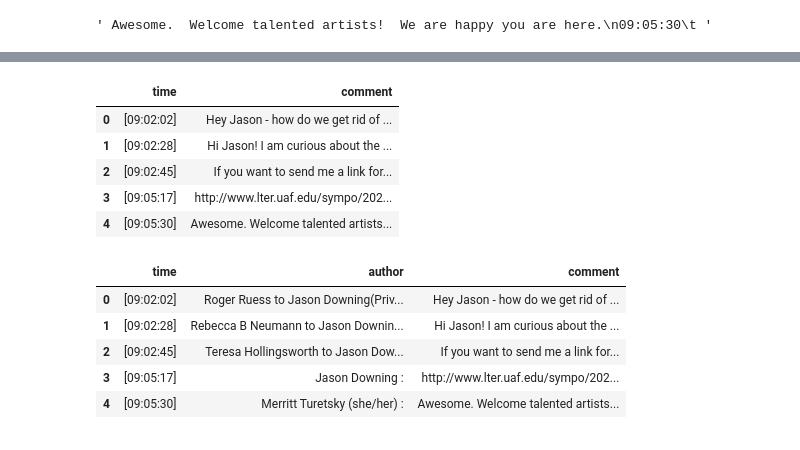
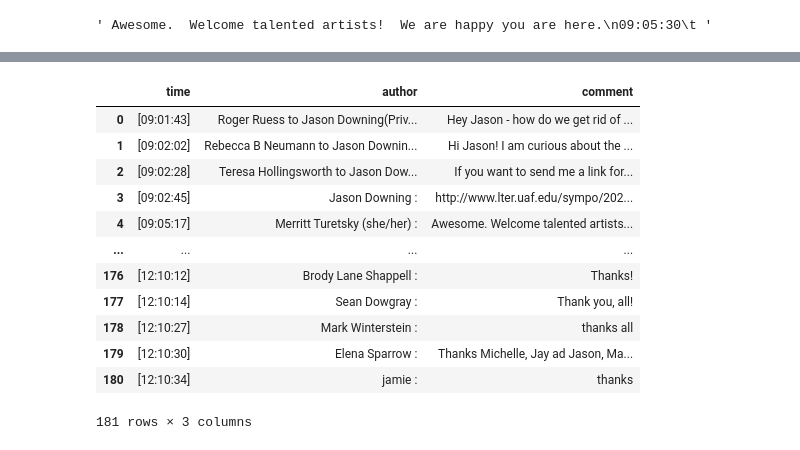
Before and after one commit to LVParkinson/BNZ_2020_ZoomNLP, a Jupyter notebook: Zoom_NLP.ipynb, the cells around one changed output, grey strips where cells are left out. Drawn from its saved outputs; the diff is of its cells as text; code cells hidden in the pictures.

Commit message:
simplified data extraction (can still be better)

```diff
--- a/Zoom_NLP.ipynb
+++ b/Zoom_NLP.ipynb
@@ -105,7 +98,5 @@ messages_split
 # %%
 authors = messages_split[1::2]
 print(len(authors))
-authors = authors[:-1]
-print(len(authors))
 # %% [output]
 181
@@ -112,0 +103,9 @@ print(len(authors))
+# %%
+time = []
+for each in messages_split[0::2]:
+    time.append(re.findall(regex_time, each))
+
+print(time[-1])
+time=time[:-1]
+print(time[-1])
+print(len(time))
@@ -112,0 +116,7 @@ print(len(authors))
+# %%
+comments = []
+for each in messages_split[0::2]:
+    if '\n' in each:
+        comments.append(each.split('\n')[0])
+
+comments
@@ -148,28 +175,39 @@ print(cleaned_sep_time[7])
 # %%
 # I noticed a few steps down that the time column is out of order
 #reordering the time stamps and paired comments
-
-bnz1_df = pd.DataFrame(list(zip(cleaned_sep_time, my_msg)),
-               columns =['time', 'comment'])
-bnz1_df = bnz1_df.sort_values('time').reset_index(drop=True)
-bnz1_df.head()
+bnz1_df = pd.DataFrame()
+#bnz1_df['time'] = time
+#bnz1_df['comment'] = my_msg
+bnz1_df = pd.DataFrame(list(zip(time, authors, comments)),
+               columns =['time','author', 'comment'])
+#bnz1_df = bnz1_df.sort_values('time').reset_index(drop=True)
+bnz1_df
 # %% [output]
-|  | time | comment |
-| 0 | [09:02:02] | Hey Jason - how do we get rid of ... |
-| 1 | [09:02:28] | Hi Jason! I am curious about the ... |
-| 2 | [09:02:45] | If you want to send me a link for... |
-| 3 | [09:05:17] | http://www.lter.uaf.edu/sympo/202... |
-| 4 | [09:05:30] | Awesome. Welcome talented artists... |
+|  | time | author | comment |
+| 0 | [09:01:43] | Roger Ruess to Jason Downing(Priv... | Hey Jason - how do we get rid of ... |
+| 1 | [09:02:02] | Rebecca B Neumann to Jason Downin... | Hi Jason! I am curious about the ... |
+| 2 | [09:02:28] | Teresa Hollingsworth to Jason Dow... | If you want to send me a link for... |
+| 3 | [09:02:45] | Jason Downing : | http://www.lter.uaf.edu/sympo/202... |
+| 4 | [09:05:17] | Merritt Turetsky (she/her) : | Awesome. Welcome talented artists... |
+| ... | ... | ... | ... |
+| 176 | [12:10:12] | Brody Lane Shappell : | Thanks! |
+| 177 | [12:10:14] | Sean Dowgray : | Thank you, all! |
+| 178 | [12:10:27] | Mark Winterstein : | thanks all |
+| 179 | [12:10:30] | Elena Sparrow : | Thanks Michelle, Jay ad Jason, Ma... |
+| 180 | [12:10:34] | jamie : | thanks |
+181 rows × 3 columns
 # %%
-#adding the author column and putting it in the order I like
+#adding the author column and putting columns in the order I like
 bnz1_df['author'] = authors
 bnz1_df = bnz1_df[['time','author','comment']]
+#remove brackets from time column
+bnz1_df['time']= bnz1_df['time'].str.get(0)
+#remove private messages
+bnz1_df = bnz1_df[~bnz1_df['author'].str.contains("Privately")].reset_index(drop=True)
+#remove colon from author column
+#this replaces all punctuation. Overkill right now but handy sometimes
+bnz1_df['author'] = bnz1_df['author'].str.replace(r'[^\w\s]+', '')
+
+
 
 bnz1_df.head()
-# %% [output]
-|  | time | author | comment |
-| 0 | [09:02:02] | Roger Ruess to Jason Downing(Priv... | Hey Jason - how do we get rid of ... |
-| 1 | [09:02:28] | Rebecca B Neumann to Jason Downin... | Hi Jason! I am curious about the ... |
-| 2 | [09:02:45] | Teresa Hollingsworth to Jason Dow... | If you want to send me a link for... |
-| 3 | [09:05:17] | Jason Downing : | http://www.lter.uaf.edu/sympo/202... |
-| 4 | [09:05:30] | Merritt Turetsky (she/her) : | Awesome. Welcome talented artists... |
```
Also changed, not shown: parts of 12 cells of this notebook.
